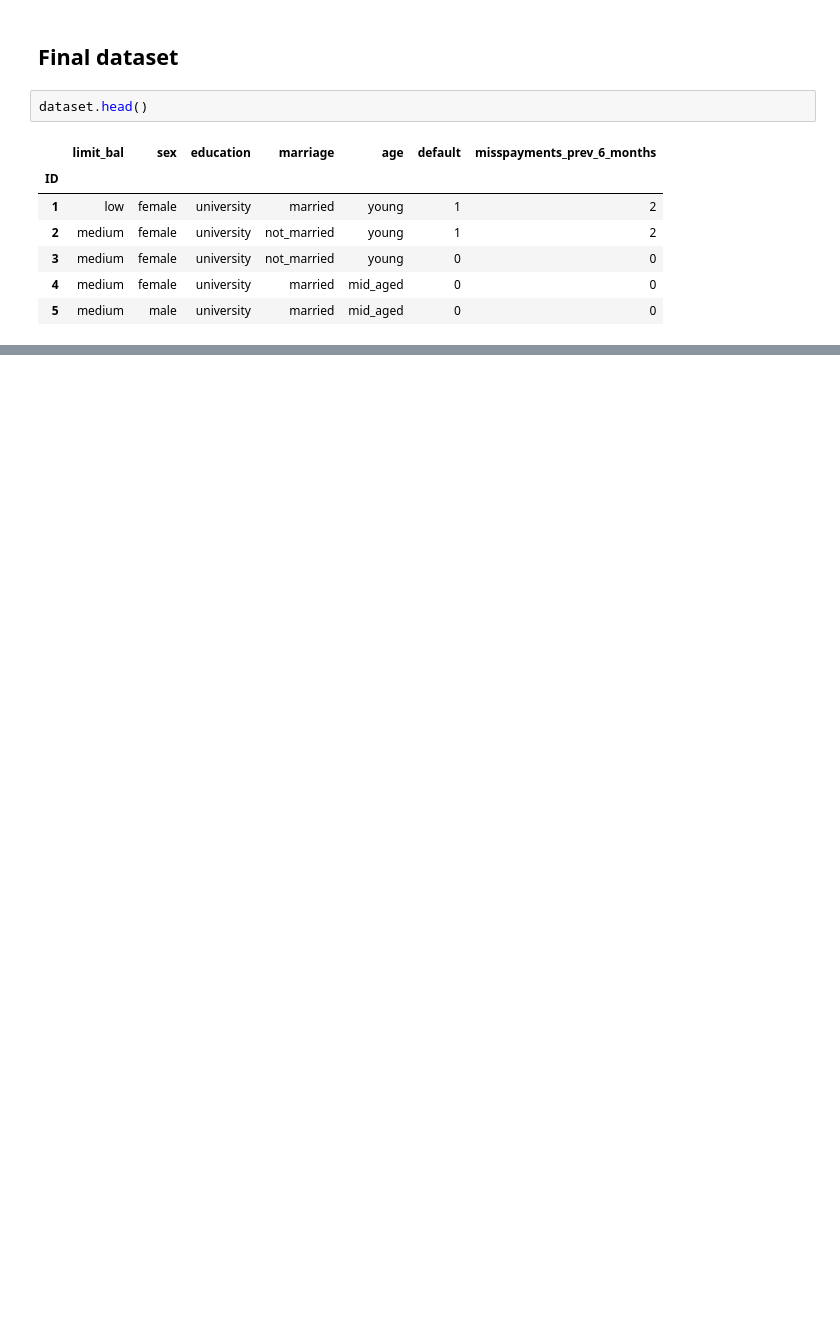
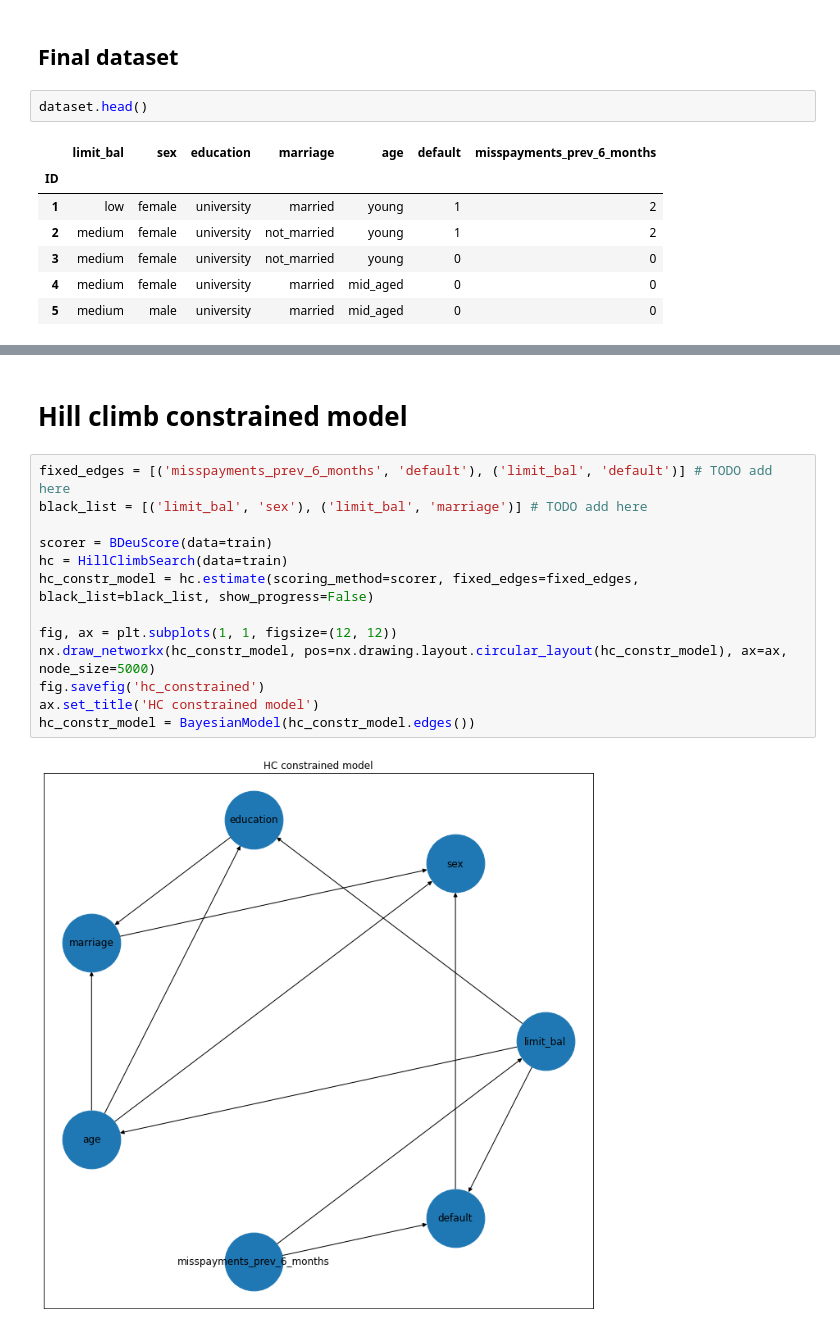
Before and after one commit to lorenzobalzani/bayesian-network-credit-cards, a Jupyter notebook: bayesian_network_credit_cards_default.ipynb, the cells around one changed output, grey strips where cells are left out. Drawn from its saved outputs; the diff is of its cells as text; blank space fills up the shorter version.

```diff
--- a/bayesian_network_credit_cards_default.ipynb
+++ b/bayesian_network_credit_cards_default.ipynb
@@ -108,0 +290,17 @@ dataset.head()
+# %% [markdown]
+# Hill climb constrained model
+# %%
+fixed_edges = [('misspayments_prev_6_months', 'default'), ('limit_bal', 'default')] # TODO add here
+black_list = [('limit_bal', 'sex'), ('limit_bal', 'marriage')] # TODO add here
+
+scorer = BDeuScore(data=train)
+hc = HillClimbSearch(data=train)
+hc_constr_model = hc.estimate(scoring_method=scorer, fixed_edges=fixed_edges, black_list=black_list, show_progress=False)
+
+fig, ax = plt.subplots(1, 1, figsize=(12, 12))
+nx.draw_networkx(hc_constr_model, pos=nx.drawing.layout.circular_layout(hc_constr_model), ax=ax, node_size=5000)
+fig.savefig('hc_constrained')
+ax.set_title('HC constrained model')
+hc_constr_model = BayesianModel(hc_constr_model.edges())
+# %% [output]
+[figure, added]
```
Also changed, not shown: parts of 22 cells of this notebook.
